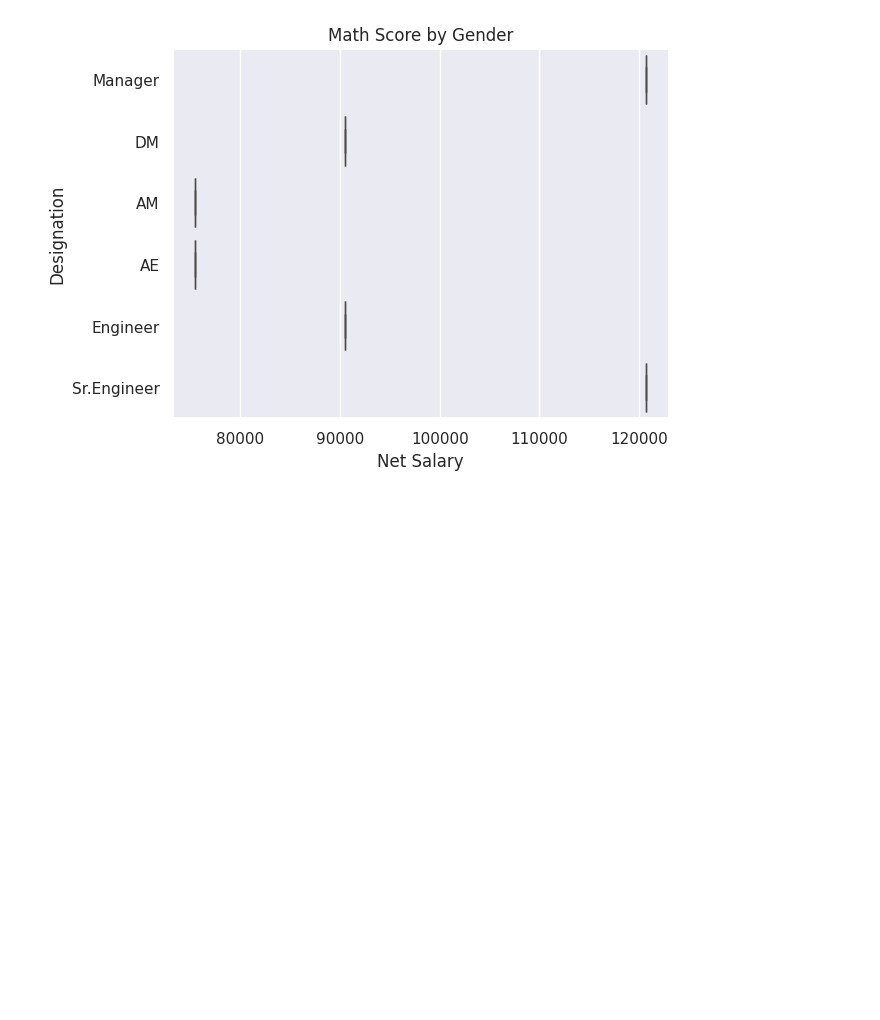
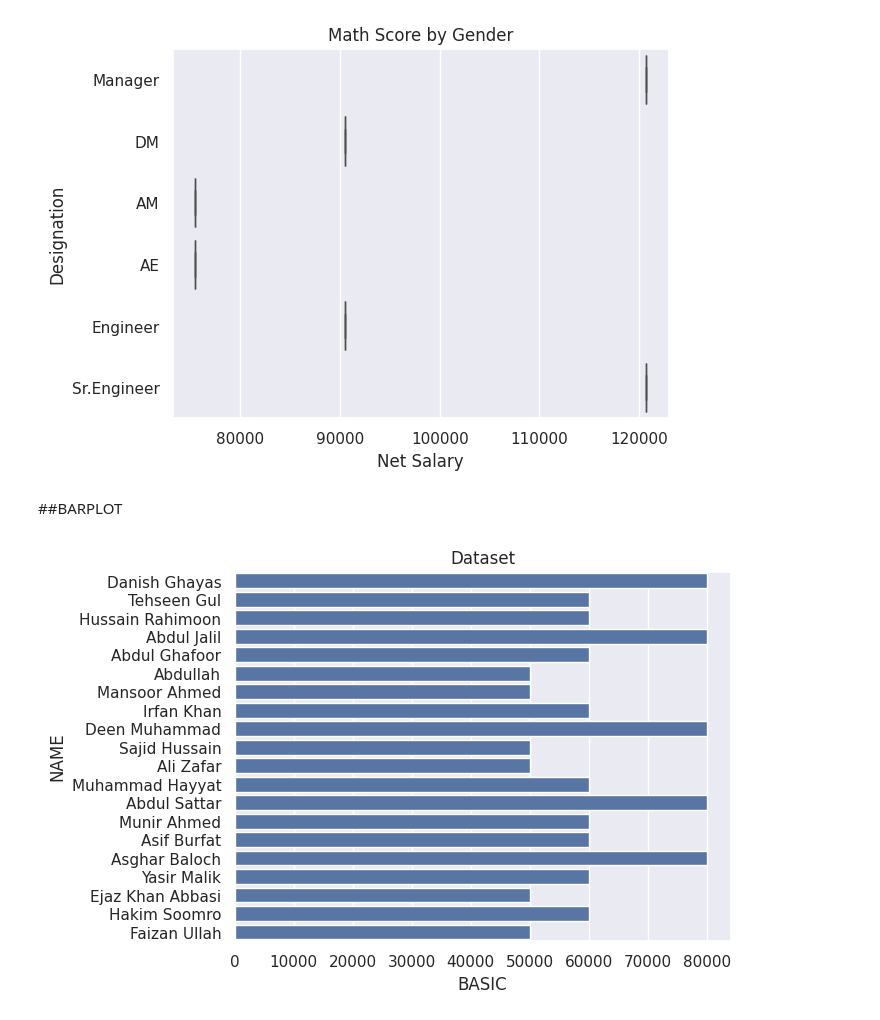
Before and after one commit to ZaidiSahab/Road-to-Data-Science, a Jupyter notebook: Learning_From_Youtube.ipynb, the cells around one changed output. Cells and saved outputs as stored; diff of their text form; code cells hidden in the pictures; blank space fills up the shorter version.

Commit message:
Plotting using Python

```diff
--- a/Learning_From_Youtube.ipynb
+++ b/Learning_From_Youtube.ipynb
@@ -700,3 +704,11 @@ plt.title("Math Score by Gender")
 plt.show()
 # %% [output]
 [figure]
+# %% [markdown]
+##BARPLOT
+# %%
+sns.barplot(x="BASIC", y="NAME" ,data=df)
+plt.title("Dataset")
+plt.show()
+# %% [output]
+[figure, added]
```
Also changed, not shown: parts of 2 cells of this notebook.
